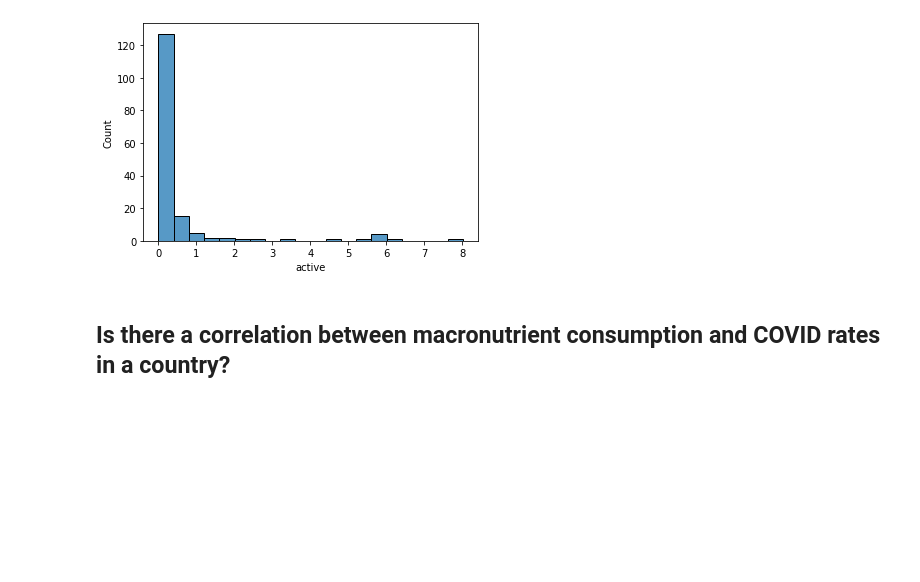
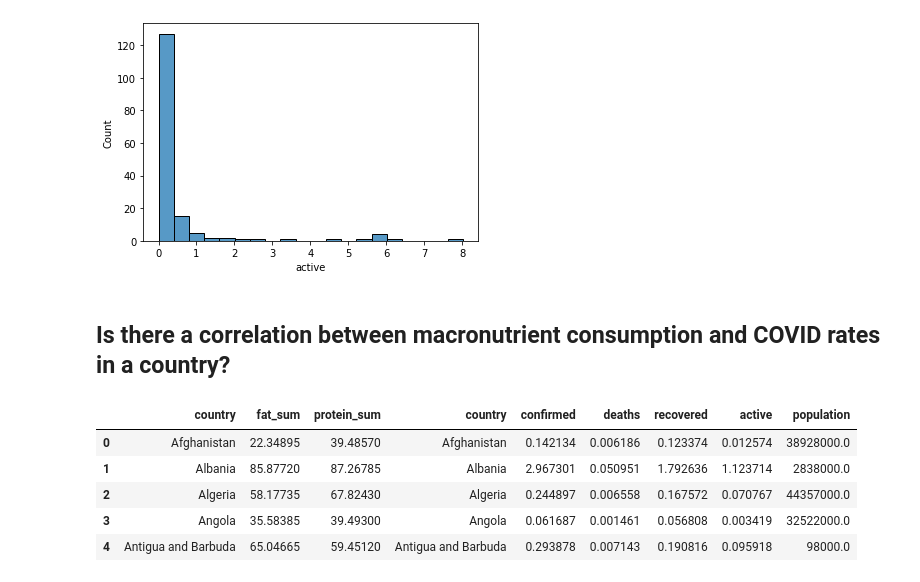
Before and after one commit to chwheo/cogs108-final-project, a Jupyter notebook: EDACheckpointGroup061Sp22.ipynb, the cells around one changed output. Saved outputs shown, nothing was run; the diff lists cells and outputs as text; code cells hidden in the pictures; blank space fills up the shorter version.

```diff
--- a/EDACheckpointGroup061Sp22.ipynb
+++ b/EDACheckpointGroup061Sp22.ipynb
@@ -409,3 +409,14 @@ fig3 = sns.histplot(x='active', data=df_covid, stat='count', bins=20)
 # TODO: regression + other analysis?
 # %% [markdown]
 ## Is there a correlation between macronutrient consumption and COVID rates in a country? ##
+# %%
+# combine macronutrient dataframe with COVID dataframe
+macro_covid_combined_df = pd.concat([df_macro, df_covid], axis=1)
+macro_covid_combined_df.head()
+# %% [output]
+|  | country | fat_sum | protein_sum | country | confirmed | deaths | recovered | active | population |
+| 0 | Afghanistan | 22.34895 | 39.48570 | Afghanistan | 0.142134 | 0.006186 | 0.123374 | 0.012574 | 38928000.0 |
+| 1 | Albania | 85.87720 | 87.26785 | Albania | 2.967301 | 0.050951 | 1.792636 | 1.123714 | 2838000.0 |
+| 2 | Algeria | 58.17735 | 67.82430 | Algeria | 0.244897 | 0.006558 | 0.167572 | 0.070767 | 44357000.0 |
+| 3 | Angola | 35.58385 | 39.49300 | Angola | 0.061687 | 0.001461 | 0.056808 | 0.003419 | 32522000.0 |
+| 4 | Antigua and Barbuda | 65.04665 | 59.45120 | Antigua and Barbuda | 0.293878 | 0.007143 | 0.190816 | 0.095918 | 98000.0 |
```
Also changed, not shown: parts of 5 cells of this notebook.
